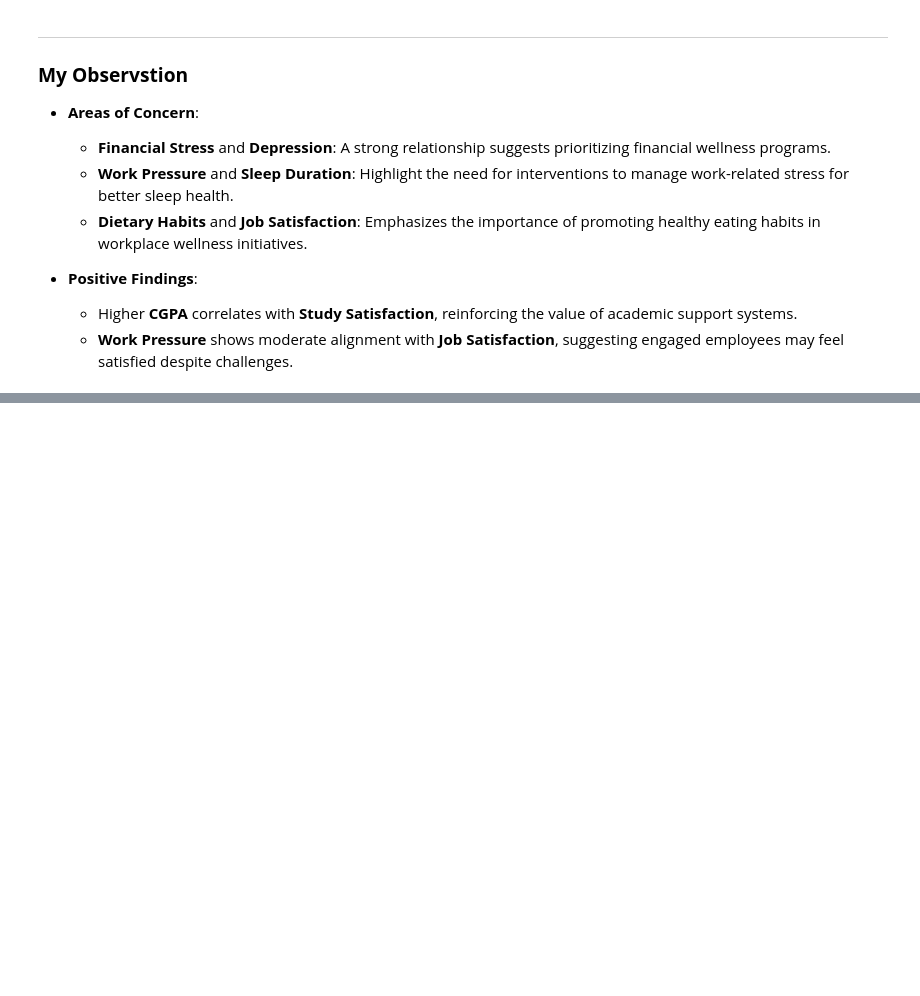
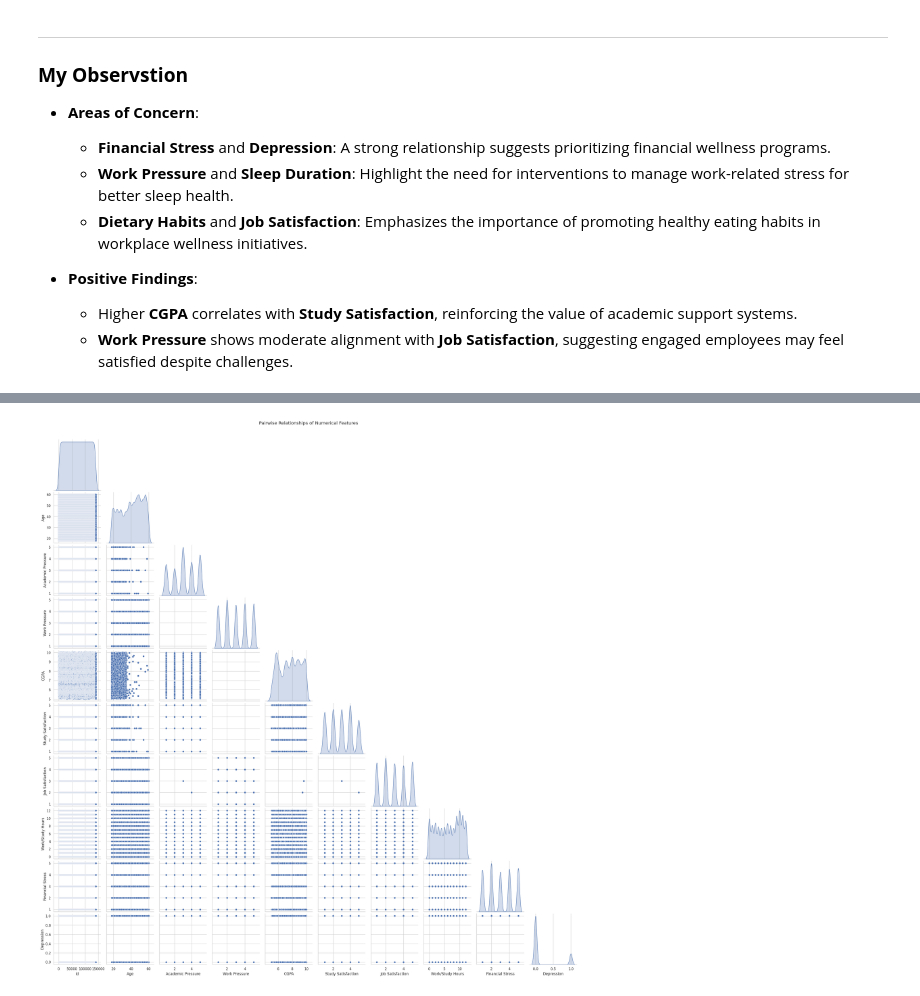
Before and after one commit to giju/iisc-g2, a Jupyter notebook: notebooks/2.01.kun.eda.ipynb, the cells around one changed output, grey strips where cells are left out. Saved outputs shown, nothing was run; the diff lists cells and outputs as text; code cells hidden in the pictures; blank space fills up the shorter version.

```diff
--- a/notebooks/2.01.kun.eda.ipynb
+++ b/notebooks/2.01.kun.eda.ipynb
@@ -235,0 +287,6 @@ plt.show()
+# %%
+sns.pairplot(train[num],corner=True, diag_kind='kde')
+plt.suptitle('Pairwise Relationships of Numerical Features', y=1.02)
+plt.show()
+# %% [output]
+[figure, added]
```
Also changed, not shown: parts of 15 cells of this notebook.
